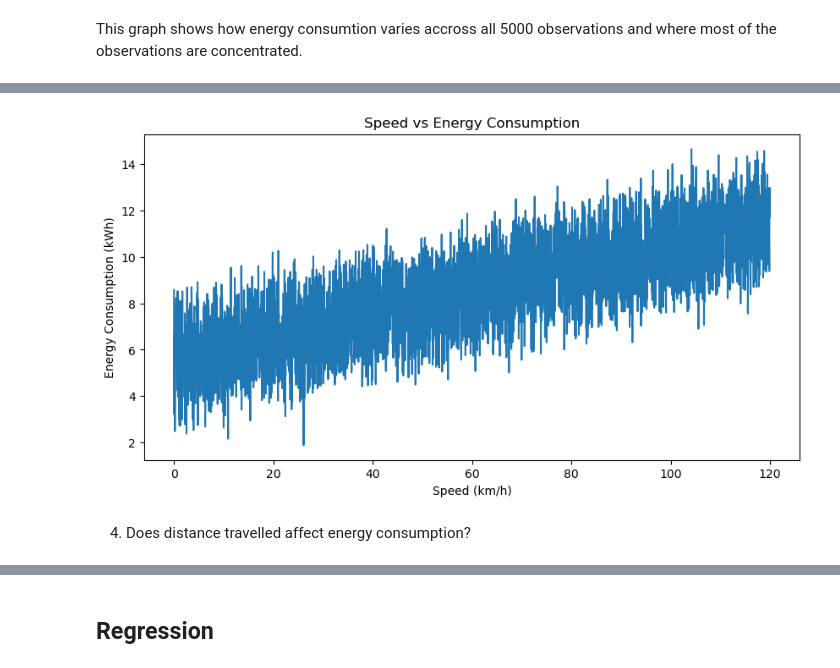
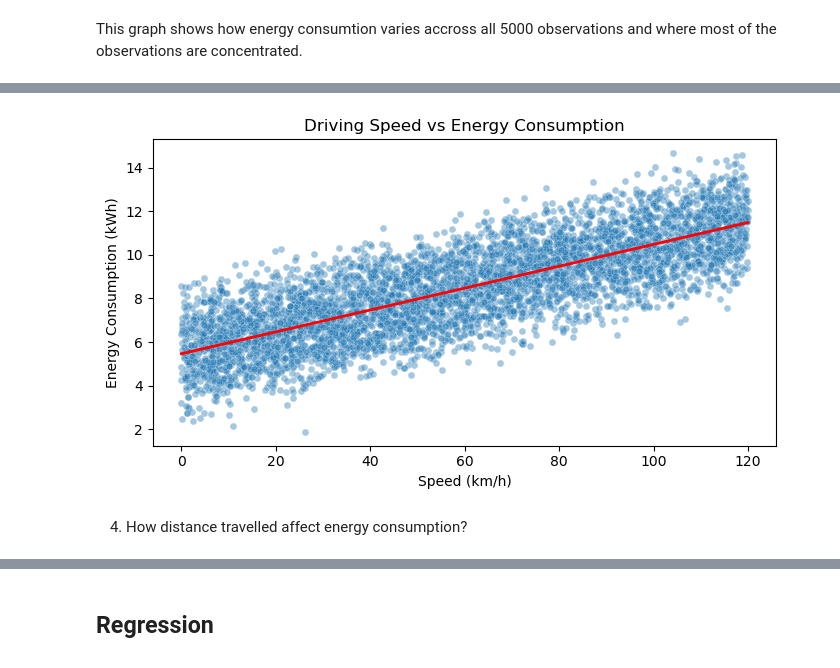
Before and after one commit to sahal-cm/EV_Energy_consumption_Prediction, a Jupyter notebook: EV_Energy_Project.ipynb, the cells around one changed output, grey strips where cells are left out. Cells and saved outputs as stored; diff of their text form; code cells hidden in the pictures.

```diff
--- a/EV_Energy_Project.ipynb
+++ b/EV_Energy_Project.ipynb
@@ -168,16 +186,30 @@ This graph shows how energy consumtion varies accross all 5000 observations and
-# %%
-plt.figure(figsize=(10,5))
-
-# speed = df["Speed_Kmh"].sort_values()
-# sns.lineplot(data=df, x=speed, y="Energy_Consumption_Kwh")
-
-sns.lineplot(data=df, x="Speed_Kmh", y="Energy_Consumption_Kwh")
-
-plt.title("Speed vs Energy Consumption")
-plt.xlabel("Speed (km/h)")
-plt.ylabel("Energy Consumption (kWh)")
-plt.show()
-# %% [output]
-[figure, removed]
+# %%
+plt.figure(figsize=(7, 4))
+
+sns.scatterplot(
+    data=df,
+    x="Speed_Kmh",
+    y="Energy_Consumption_Kwh",
+    alpha=0.4,
+    s=25
+)
+
+# Add a trend line to show the overall relationship
+sns.regplot(
+    data=df,
+    x="Speed_Kmh",
+    y="Energy_Consumption_Kwh",
+    scatter=False,
+    color="red",
+    line_kws={"linewidth": 2}
+)
+
+plt.title("Driving Speed vs Energy Consumption")
+plt.xlabel("Speed (km/h)")
+plt.ylabel("Energy Consumption (kWh)")
+plt.tight_layout()
+plt.show()
+# %% [output]
+[figure, added]
 # %% [markdown]
-4. Does distance travelled affect energy consumption?
+4. How distance travelled affect energy consumption?
```
Also changed, not shown: parts of 36 cells of this notebook.
